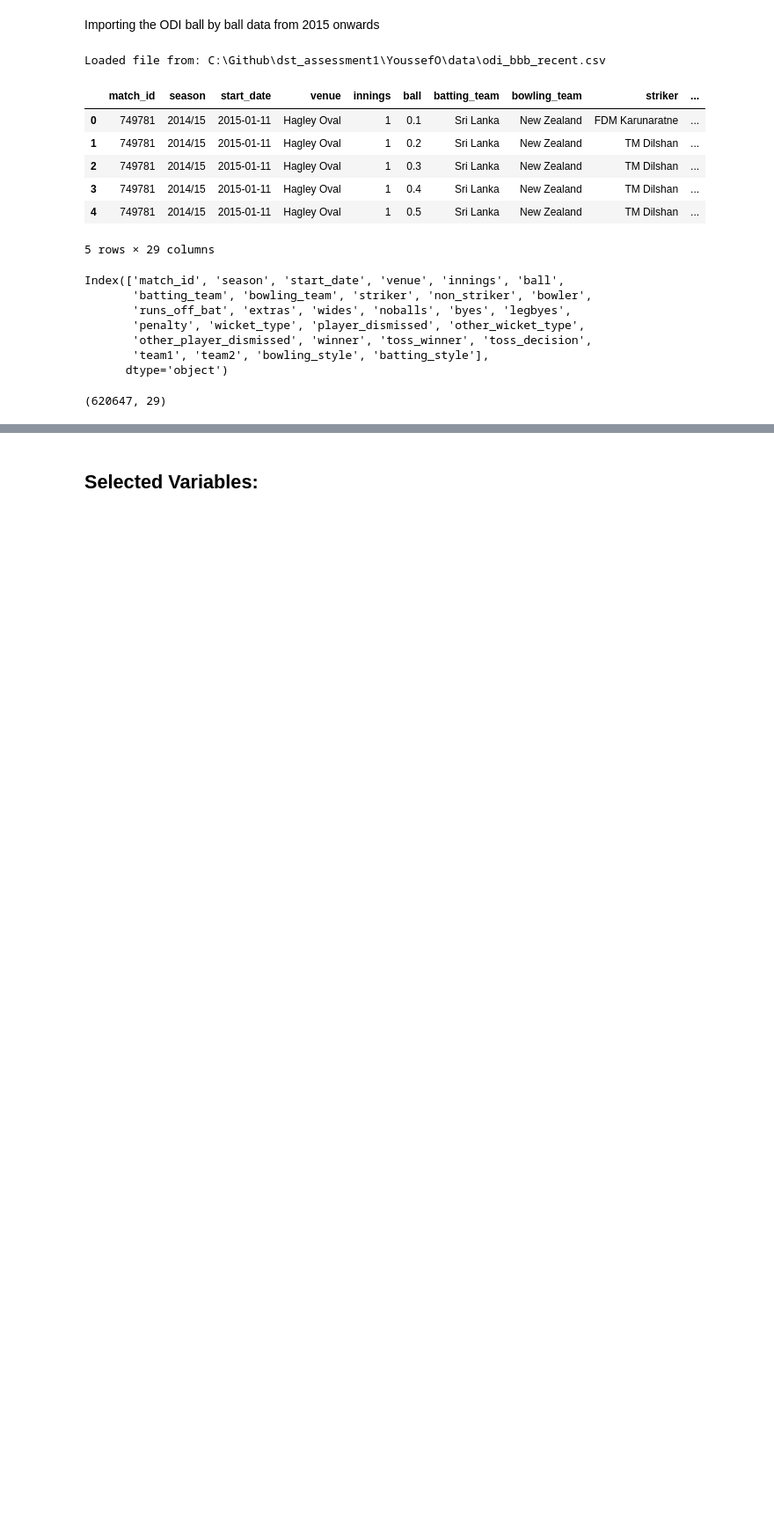
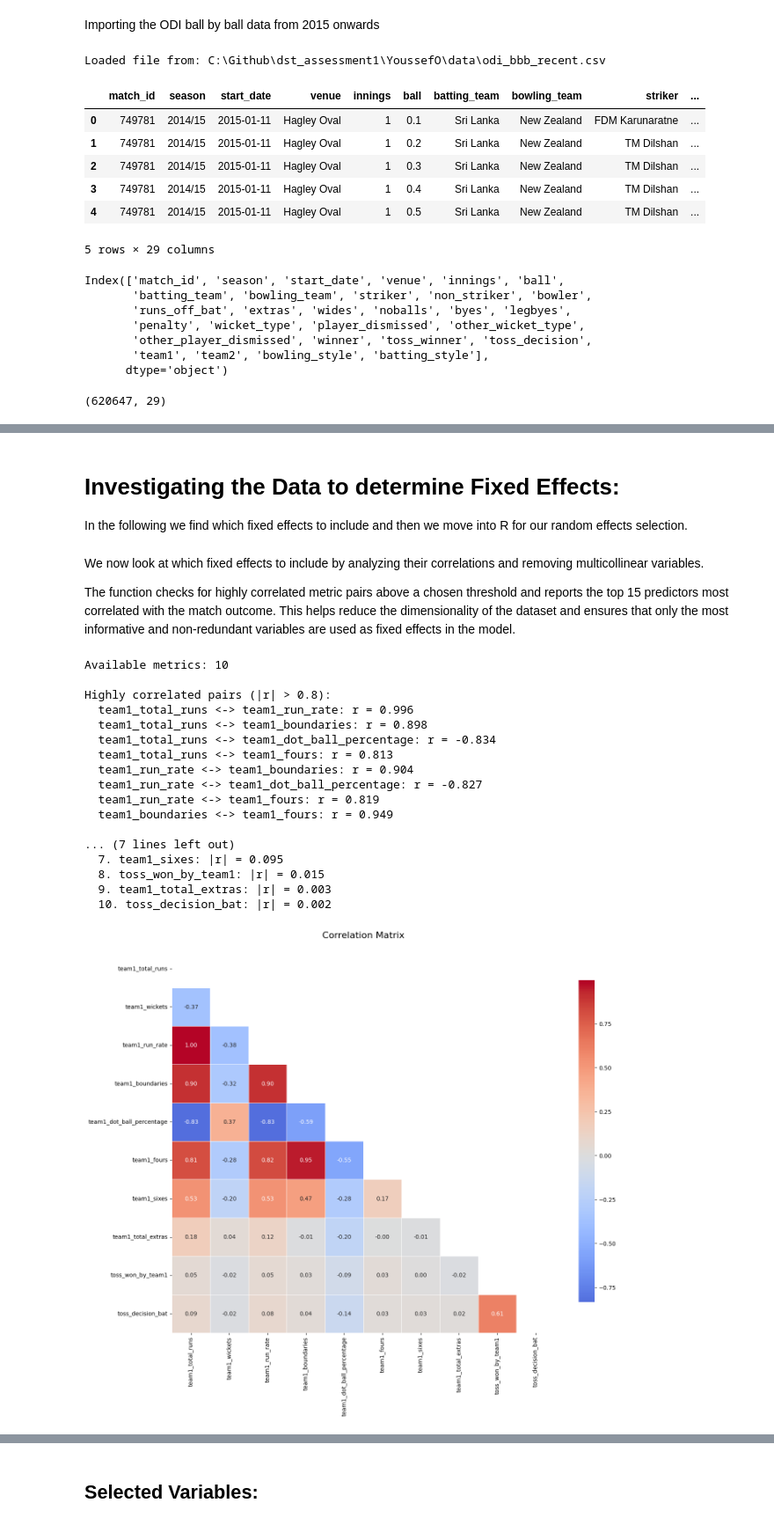
Before and after one commit to y-oth/dst_assessment1, a Jupyter notebook: YoussefO/report/DataAnalysis.ipynb, the cells around one changed output, grey strips where cells are left out. Shown at 88% size. Cells and saved outputs as stored; diff of their text form; code cells hidden in the pictures; blank space fills up the shorter version.

```diff
--- a/YoussefO/report/DataAnalysis.ipynb
+++ b/YoussefO/report/DataAnalysis.ipynb
@@ -518,9 +43,0 @@ Name: count, dtype: float64
-# %%
-# Check correlation among performance metrics
-performance_cols = ['team1_total_runs', 'team2_total_runs', 'runs_difference',
-                    'team1_wickets', 'team2_wickets', 'wickets_difference',
-                    'team1_run_rate', 'team2_run_rate', 'run_rate_difference',
-                    'team1_boundaries', 'team2_boundaries']
-
-correlation_matrix = processed[performance_cols].corr()
-# Remove highly correlated pairs (|r| > 0.8)
@@ -1293,0 +142,22 @@ Recommendation: Possible but limited
+# %%
+# Filter: innings 1, first 10 overs
+df_innings1_10 = df[(df['innings'] == 1) & (df['over'] < 10)].copy()
+
+# Aggregate
+match_stats = aggregate_match_stats(df_innings1_10, 'team1')
+
+# Only keep innings 1 (should only be innings 1 anyway)
+match_stats = match_stats[match_stats['innings'] == 1].copy()
+
+# Rename columns to team1_*
+rename_dict = {col: f'team1_{col}' for col in match_stats.columns
+                if col not in ['match_id', 'innings']}
+match_stats = match_stats.rename(columns=rename_dict).drop('innings', axis=1)
+
+# Add match metadata
+match_metadata = df.groupby('match_id').first()[
+    ['season', 'start_date', 'venue', 'winner', 'toss_winner',
+        'toss_decision', 'team1', 'team2']
+].reset_index()
+
+df_10 = pd.merge(match_stats, match_metadata, on='match_id', how='left')
@@ -1293,0 +247,6 @@ Recommendation: Possible but limited
+# %%
+
+# Apply categorization to both datasets
+
+df_10 = categorize_features(df_10)
+df_60 = categorize_features(df_60)
@@ -1293,0 +265,8 @@ Recommendation: Possible but limited
+# %% [markdown]
+# Investigating the Data to determine Fixed Effects:
+
+In the following we find which fixed effects to include and then we move into R for our random effects selection.
+# %% [markdown]
+We now look at which fixed effects to include by analyzing their correlations and removing multicollinear variables.
+
+ The function checks for highly correlated metric pairs above a chosen threshold and reports the top 15 predictors most correlated with the match outcome. This helps reduce the dimensionality of the dataset and ensures that only the most informative and non-redundant variables are used as fixed effects in the model.
@@ -1293,0 +348,23 @@ Recommendation: Possible but limited
+# %%
+
+
+analyze_fixed_effects(df_10)
+# %% [output]
+Available metrics: 10
+
+Highly correlated pairs (|r| > 0.8):
+  team1_total_runs <-> team1_run_rate: r = 0.996
+  team1_total_runs <-> team1_boundaries: r = 0.898
+  team1_total_runs <-> team1_dot_ball_percentage: r = -0.834
+  team1_total_runs <-> team1_fours: r = 0.813
+  team1_run_rate <-> team1_boundaries: r = 0.904
+  team1_run_rate <-> team1_dot_ball_percentage: r = -0.827
+  team1_run_rate <-> team1_fours: r = 0.819
+  team1_boundaries <-> team1_fours: r = 0.949
+
+... (7 lines left out)
+  7. team1_sixes: |r| = 0.095
+  8. toss_won_by_team1: |r| = 0.015
+  9. team1_total_extras: |r| = 0.003
+  10. toss_decision_bat: |r| = 0.002
+[figure, added]
```
Also changed, not shown: parts of 55 cells of this notebook.
